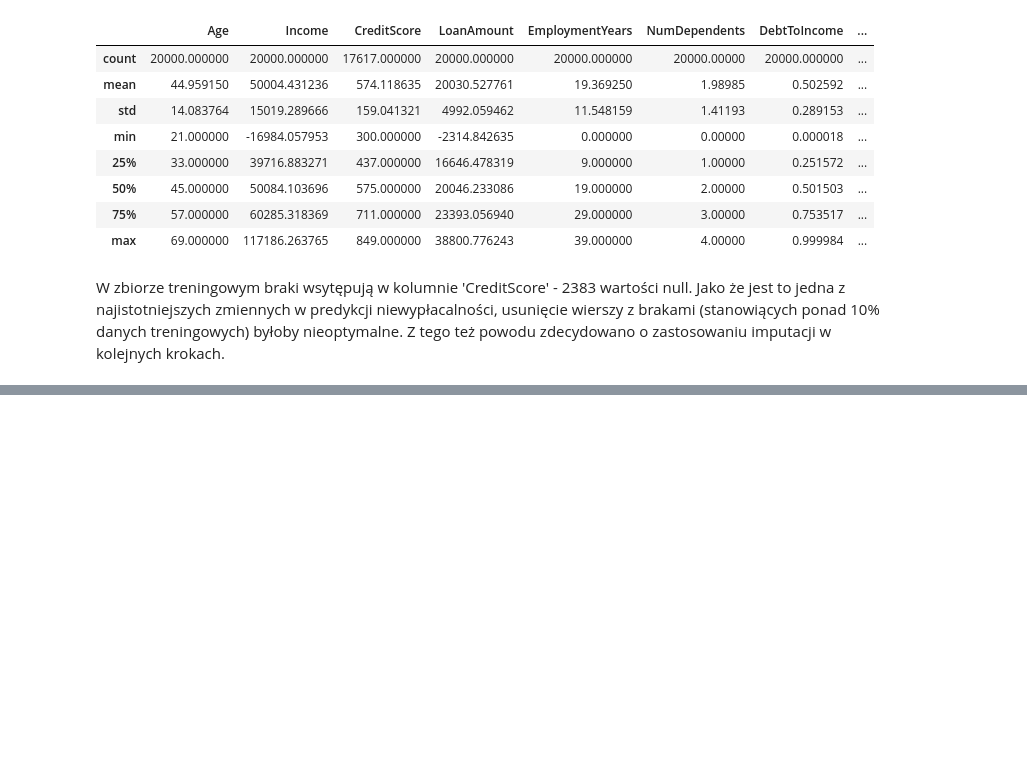
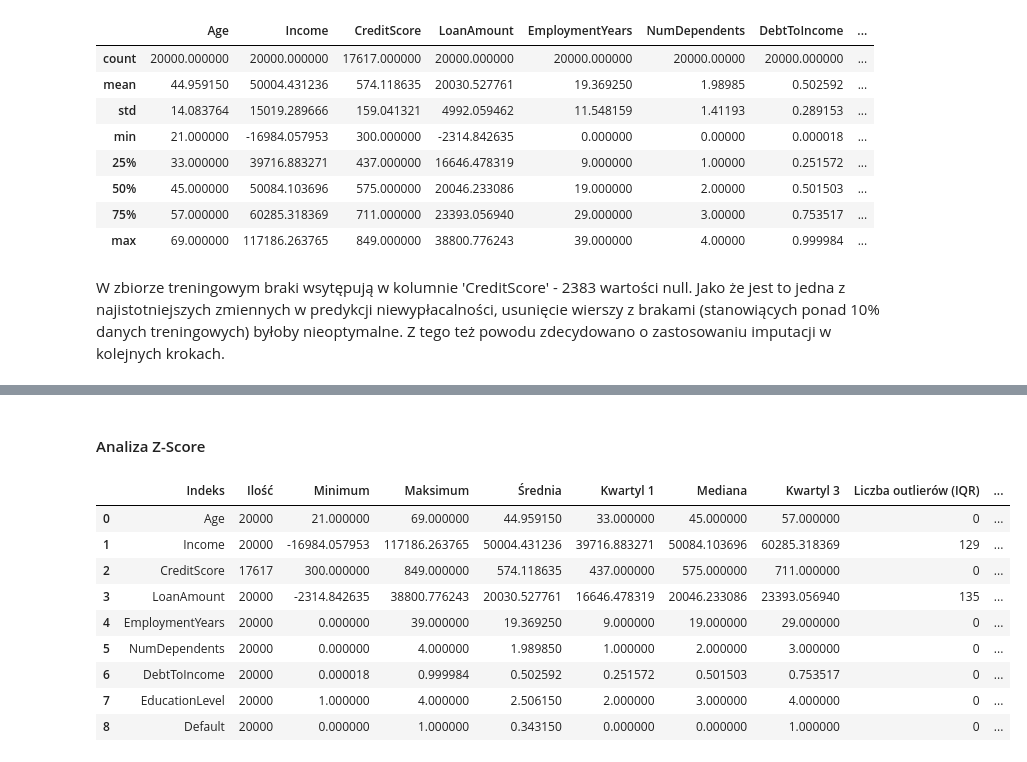
Before and after one commit to malgorzatakukielka/default, a Jupyter notebook: analiza.ipynb, the cells around one changed output, grey strips where cells are left out. Drawn from its saved outputs; the diff is of its cells as text; code cells hidden in the pictures; blank space fills up the shorter version.

```diff
--- a/analiza.ipynb
+++ b/analiza.ipynb
@@ -86,0 +89,68 @@ cont_features = ['Age', 'Income', 'CreditScore', 'LoanAmount', 'EmploymentYears'
+# %% [markdown]
+#### Analiza Z-Score
+# %%
+#Przygotowanie tabeli
+indeks = []
+ilosc = []
+minimum = []
+maksimum = []
+srednia = []
+kwartyl_1 = []
+mediana = []
+kwartyl_3 = []
+outliery = []
+outliery_procent = []
+outliery_zscore = []
+outliery_procent_zscore = []
+
+#Pętla przez kolumny numeryczne
+for col in num_cols:
+    indeks.append(col)
+    ilosc.append(train_df[col].count())
+    minimum.append(train_df[col].min())
+    maksimum.append(train_df[col].max())
+    srednia.append(train_df[col].mean())
+    kwartyl_1.append(train_df[col].quantile(0.25))
+    mediana.append(train_df[col].median())
+    kwartyl_3.append(train_df[col].quantile(0.75))
+
+    Q1 = train_df[col].quantile(0.25)
+    Q3 = train_df[col].quantile(0.75)
+    IQR = Q3 - Q1
+    lower_bound = Q1 - 1.5 * IQR
+    upper_bound = Q3 + 1.5 * IQR
+    outlier_count = train_df[(train_df[col] < lower_bound) | (train_df[col] > upper_bound)][col].count()
+    outliery.append(outlier_count)
+    outliery_procent.append((outlier_count / train_df[col].count()) * 100)
+
+    z_scores = (train_df[col] - train_df[col].mean()) / train_df[col].std()
+    z_outlier_count = train_df[(z_scores < -3) | (z_scores > 3)][col].count()
+    outliery_zscore.append(z_outlier_count)
+    outliery_procent_zscore.append((z_outlier_count / train_df[col].count()) * 100)
+
+tabela_statystyczna = pd.DataFrame({
+    'Indeks': indeks,
+    'Ilość': ilosc,
+    'Minimum': minimum,
+    'Maksimum': maksimum,
+    'Średnia': srednia,
+    'Kwartyl 1': kwartyl_1,
+    'Mediana': mediana,
+    'Kwartyl 3': kwartyl_3,
+    'Liczba outlierów (IQR)': outliery,
+    'Procent outlierów (IQR)': outliery_procent,
+    'Liczba outlierów (Z-score)': outliery_zscore,
+    'Procent outlierów (Z-score)': outliery_procent_zscore
+})
+tabela_statystyczna
+# %% [output]
+|  | Indeks | Ilość | Minimum | Maksimum | Średnia | Kwartyl 1 | Mediana | Kwartyl 3 | Liczba outlierów (IQR) | ... |
+| 0 | Age | 20000 | 21.000000 | 69.000000 | 44.959150 | 33.000000 | 45.000000 | 57.000000 | 0 | ... |
+| 1 | Income | 20000 | -16984.057953 | 117186.263765 | 50004.431236 | 39716.883271 | 50084.103696 | 60285.318369 | 129 | ... |
+| 2 | CreditScore | 17617 | 300.000000 | 849.000000 | 574.118635 | 437.000000 | 575.000000 | 711.000000 | 0 | ... |
+| 3 | LoanAmount | 20000 | -2314.842635 | 38800.776243 | 20030.527761 | 16646.478319 | 20046.233086 | 23393.056940 | 135 | ... |
+| 4 | EmploymentYears | 20000 | 0.000000 | 39.000000 | 19.369250 | 9.000000 | 19.000000 | 29.000000 | 0 | ... |
+| 5 | NumDependents | 20000 | 0.000000 | 4.000000 | 1.989850 | 1.000000 | 2.000000 | 3.000000 | 0 | ... |
+| 6 | DebtToIncome | 20000 | 0.000018 | 0.999984 | 0.502592 | 0.251572 | 0.501503 | 0.753517 | 0 | ... |
+| 7 | EducationLevel | 20000 | 1.000000 | 4.000000 | 2.506150 | 2.000000 | 3.000000 | 4.000000 | 0 | ... |
+| 8 | Default | 20000 | 0.000000 | 1.000000 | 0.343150 | 0.000000 | 0.000000 | 1.000000 | 0 | ... |
```
Also changed, not shown: parts of 10 cells of this notebook.
